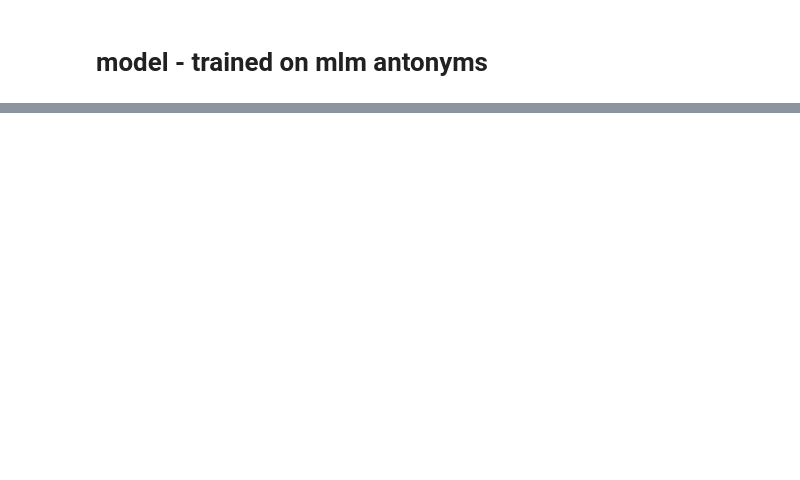
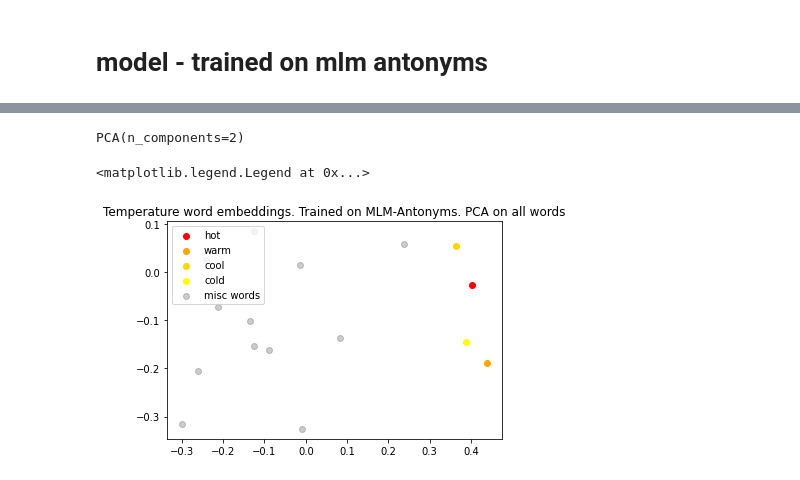
Before and after one commit to notsambeck/nlp-final, a Jupyter notebook: visualizing_embeddings.ipynb, the cells around one changed output, grey strips where cells are left out. Saved outputs shown, nothing was run; the diff lists cells and outputs as text; code cells hidden in the pictures; blank space fills up the shorter version.

```diff
--- a/visualizing_embeddings.ipynb
+++ b/visualizing_embeddings.ipynb
@@ -202,10 +147,0 @@ plt.legend()
-# %%
-colors = ['purple', 'red', 'orange', 'gold', 'yellow', 'green']
-pca.fit(get_embedding_matrix(intelligence_words))
-for i, word in enumerate(intelligence_words):
-    t = pca.transform(get_embedding_matrix([word]))
-    plt.scatter(t[:,0], t[:,1], c=colors[i], label=word)
-others = pca.transform(get_embedding_matrix(other_words))
-plt.scatter(others[:,0], others[:,1], c='k', label='misc')
-plt.title('Trained on QA only: Squad+Antonyms dataset')
-plt.legend()
@@ -254,0 +148,6 @@ similarity tensor(0.2042)
+# %%
+# model pipeline (includes tokenization)
+mp = pipeline("question-answering", model='experiments/mlm/model-mlm-generated-text/checkpoint-35000/', )
+tokenizer = mp.tokenizer
+model = mp.model
+embeddings = model.get_input_embeddings()
@@ -254,0 +160,27 @@ similarity tensor(0.2042)
+# %%
+X = get_embedding_matrix(words)
+pca = PCA(n_components=2)
+pca.fit(X)
+# %% [output]
+PCA(n_components=2)
+# %%
+def get_embedding(word):
+    tensor = get_tensor(word)
+    return embeddings(tensor).detach()
+# %%
+def get_embedding_matrix(words):
+    res = []
+    for word in words:
+        res.append(get_embedding(word))
+    return torch.stack(res).numpy()
+# %%
+for i, word in enumerate(temperatures):
+    t = pca.transform(get_embedding_matrix([word]))
+    plt.scatter(t[:,0], t[:,1], c=colors[i], label=word)
+others = pca.transform(get_embedding_matrix(other_words))
+plt.scatter(others[:,0], others[:,1], c='k', label='misc words', alpha=0.2)
+plt.title('Temperature word embeddings. Trained on MLM-Antonyms. PCA on all words')
+plt.legend(loc='upper left')
+# %% [output]
+<matplotlib.legend.Legend at 0x...>
+[figure, added]
```
Also changed, not shown: parts of 52 cells of this notebook.
